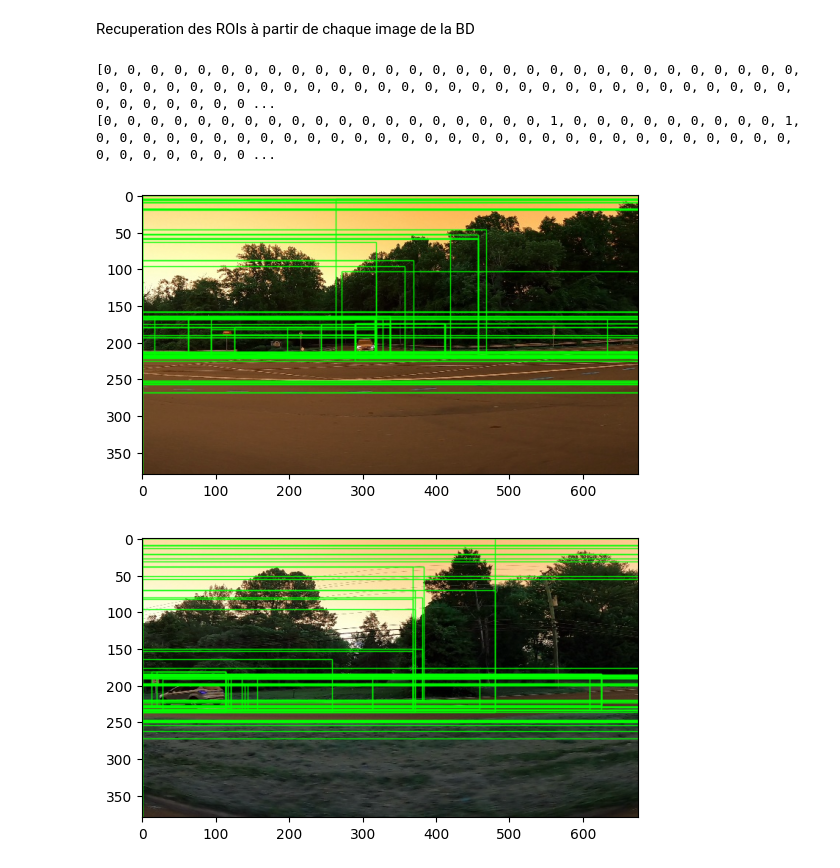
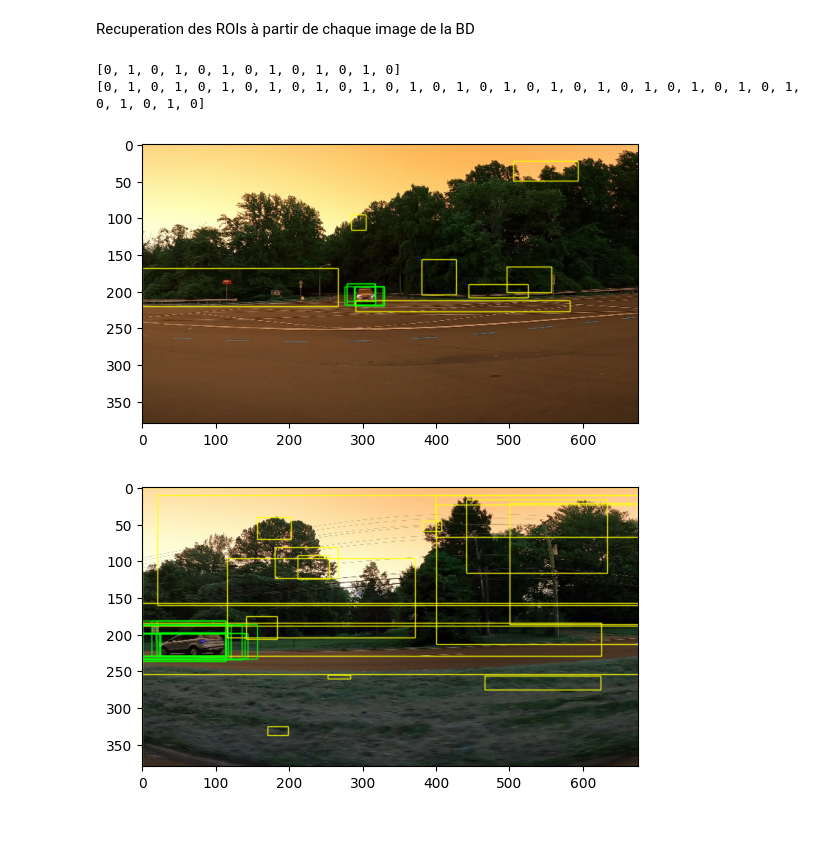
Before and after one commit to Soukainnaaa/Soukainnaaa, a Jupyter notebook: RCNN.ipynb, the cells around one changed output. Drawn from its saved outputs; the diff is of its cells as text; code cells hidden in the pictures; blank space fills up the shorter version.

```diff
--- a/RCNN.ipynb
+++ b/RCNN.ipynb
@@ -178,6 +203,9 @@ def getBDImage(image,ROI,bbreel):
   labels=[]
   ious=[]
   rois=[]
+  rois_reel=[]
+  nb_no_cars=0
+  nb_cars=0
   for rect in ROI:
     x, y, w, h = rect
     bbRoi={'x1':x,
@@ -185,55 +213,77 @@ def getBDImage(image,ROI,bbreel):
           'x2':x+w,
           'y2':y+h
           }
-    rois.append(bbRoi)
+
     imgExtraite=image[bbRoi['y1']:bbRoi['y2'],bbRoi['x1']:bbRoi['x2']] # Crop img
     img_reshape=cv2.resize(imgExtraite,(224,224))
     iou=get_iou(bbreel,bbRoi)
-    ious.append(iou)
+
     #print(iou)
-    if iou>0.5:
+    if nb_cars<nb_no_cars:
+      if iou>0.5:
               image_liste.append([img_reshape])
               labels.append(1)
+              nb_cars=nb_cars+1
+              ious.append(iou)
+              rois.append(bbRoi)
+              rois_reel.append(bbreel)
 
     else:
+      ious.append(iou)
       image_liste.append([img_reshape])
-      labels.append(0)
+      if iou>0.5:
+        labels.append(1)
+        nb_cars=nb_cars+1
 
-  return image_liste,labels,rois,ious
+        rois.append(bbRoi)
+        rois_reel.append(bbreel)
+
+      else:
+
+       labels.append(0)
+       nb_no_cars=nb_no_cars+1
+
+       rois.append(bbRoi)
+       rois_reel.append(bbRoi)
+
+  return image_liste,labels,rois,rois_reel,ious
 
 
 
 def visualisation(image,ROIs,bbreel):
 
-  image_liste,labels,rois,iou=getBDImage(img,ROIs,bbreel)
+  image_liste,labels,rois,iou,rois_reel=getBDImage(img,ROIs,bbreel)
   print(labels)
 
   for i in range(len(labels)):
+    bb=rois[i]
     if(labels[i]==1):
-      bb=rois[i]
+
 
       cv2.rectangle(image, (bb["x1"], bb["y1"]), (bb["x2"], bb["y2"]), (0, 255, 0), 1, cv2.LINE_AA)
+    else:
+      cv2.rectangle(image, (bb["x1"], bb["y1"]), (bb["x2"], bb["y2"]), (255, 255, 0), 1, cv2.LINE_AA)
   plt.figure()
   plt.imshow(image)
 for i,a in enumerate(Data.values):
   Name,xmin,ymin,xmax,ymax=a
   bbreel={ #gerçek bounty boxxes
             'x1':int(xmin),
             'y1':int(ymin),
             'x2':int(xmax),
             'y2':int(ymax)
             }
   img=cv2.imread('/content/car-object-detection/data/training_images/'+Name)
   ss.setBaseImage(img)
   ss.switchToSelectiveSearchFast()
   ROIs = ss.process()
 
   #image_liste,labels,rois,iou=getBDImage(img,ROIs,bbreel)
   visualisation(img,ROIs,bbreel)
   if i==1:
     break
 # %% [output]
-[0, 0, 0, 0, 0, 0, 0, 0, 0, 0, 0, 0, 0, 0, 0, 0, 0, 0, 0, 0, 0, 0, 0, 0, 0, 0, 0, 0, 0, 0, 0, 0, 0, 0, 0, 0, 0, 0, 0, 0, 0, 0, 0, 0, 0, 0, 0, 0, 0, 0, 0, 0, 0, 0, 0, 0, 0, 0, 0, 0, 0, 0, 0, 0, 0, 0, 0 ...
-[0, 0, 0, 0, 0, 0, 0, 0, 0, 0, 0, 0, 0, 0, 0, 0, 0, 0, 0, 1, 0, 0, 0, 0, 0, 0, 0, 0, 0, 1, 0, 0, 0, 0, 0, 0, 0, 0, 0, 0, 0, 0, 0, 0, 0, 0, 0, 0, 0, 0, 0, 0, 0, 0, 0, 0, 0, 0, 0, 0, 0, 0, 0, 0, 0, 0, 0 ...
+[0, 1, 0, 1, 0, 1, 0, 1, 0, 1, 0, 1, 0]
+[0, 1, 0, 1, 0, 1, 0, 1, 0, 1, 0, 1, 0, 1, 0, 1, 0, 1, 0, 1, 0, 1, 0, 1, 0, 1, 0, 1, 0, 1, 0, 1, 0, 1, 0]
-[figure, old version]
+[figure, new version]
-[figure, old version]
+[figure, new version]
```
Also changed, not shown: parts of 18 cells of this notebook.
